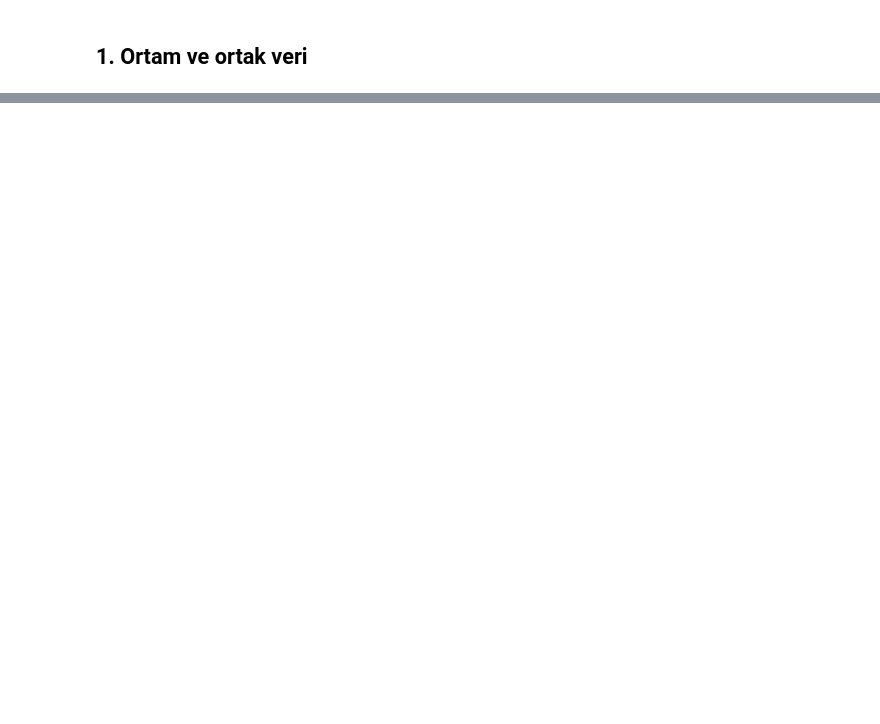
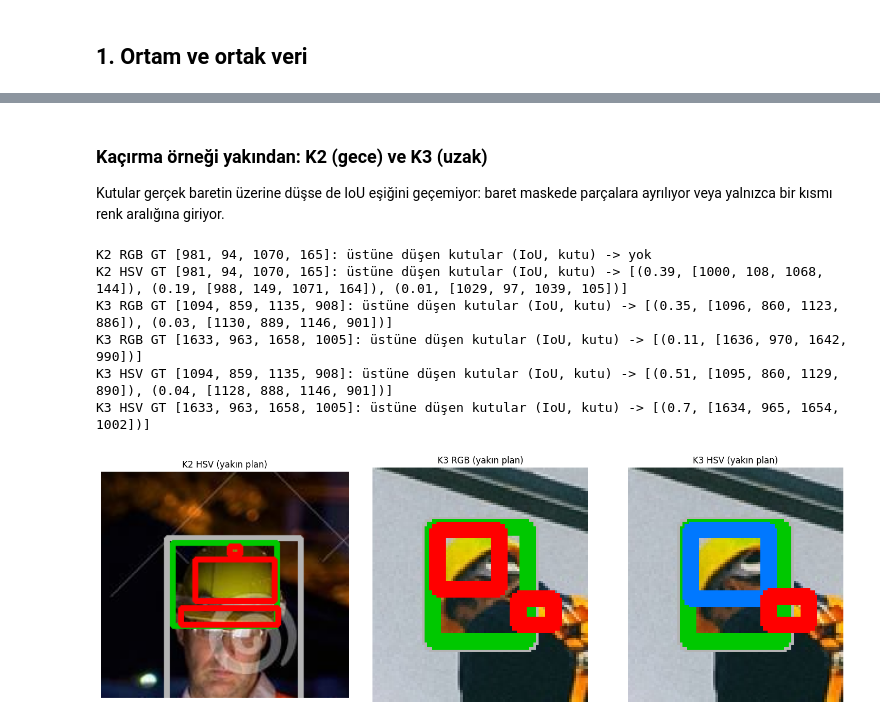
Before and after one commit to mderviskocar/barettespiti, a Jupyter notebook: notebooks/murathan_detection.ipynb, the cells around one changed output, grey strips where cells are left out. Drawn from its saved outputs; the diff is of its cells as text; code cells hidden in the pictures; blank space fills up the shorter version.

Commit message:
K1-K4 renk maskesi kutu değerlendirmesi: sonuç tablosu, görseller, çalıştırılmış notebook ve bireysel not

```diff
--- a/notebooks/murathan_detection.ipynb
+++ b/notebooks/murathan_detection.ipynb
@@ -31,0 +41,11 @@ print("Ayar durumu:", settings.get("status", "ortak proje ayarları"))
+# %%
+settings = load_config("detector_config.json")
+box_config = settings["mask_box"]
+color_configs = {"rgb": load_config("rgb_config.json"), "hsv": load_config("hsv_config.json")}
+IOU_THRESHOLD = settings["evaluation_iou_threshold"]
+
+print("Hazır dedektör:", settings["status"])
+print("Kutu kuralı   :", {k: box_config[k] for k in ("morph_kernel_size", "min_component_area_px", "frozen")})
+print("Değerlendirme : IoU >=", IOU_THRESHOLD, "(bire bir eşleştirme)")
+for name, cfg in color_configs.items():
+    print(f"{name.upper():4s} aralığı  : {cfg['lower']} - {cfg['upper']}  (frozen={cfg['frozen']})")
@@ -51,0 +111,3 @@ Yanlış alarm/kaçırma, olası neden ve sonraki kontrolü yazın. individual_n
+# %%
+control_table, control_store = evaluate("control")
+control_table
@@ -51,0 +146,11 @@ Yanlış alarm/kaçırma, olası neden ve sonraki kontrolü yazın. individual_n
+# %%
+fig, axes = plt.subplots(4, 2, figsize=(14, 20))
+for row_axes, image_id in zip(axes, ["K1", "K2", "K3", "K4"]):
+    for ax, method in zip(row_axes, ["rgb", "hsv"]):
+        image, comps, rec, ev = control_store[(image_id, method)]
+        canvas = draw_boxes(image, comps, rec["helmet_boxes"], ev, rec.get("head_roi"))
+        ax.imshow(cv2.cvtColor(canvas, cv2.COLOR_BGR2RGB))
+        ax.set_title(f"{image_id} {method.upper()}  TP={ev['tp']} FP={ev['fp']} FN={ev['fn']}")
+        ax.axis("off")
+plt.tight_layout()
+plt.show()
@@ -51,0 +159,32 @@ Yanlış alarm/kaçırma, olası neden ve sonraki kontrolü yazın. individual_n
+# %% [markdown]
+### Kaçırma örneği yakından: K2 (gece) ve K3 (uzak)
+
+Kutular gerçek baretin üzerine düşse de IoU eşiğini geçemiyor: baret maskede parçalara ayrılıyor veya yalnızca bir kısmı renk aralığına giriyor.
+# %%
+for image_id in ("K2", "K3"):
+    for method in ("rgb", "hsv"):
+        _, comps, rec, ev = control_store[(image_id, method)]
+        for gt in rec["helmet_boxes"]:
+            near = sorted(((round(iou(c["box"], gt), 2), c["box"]) for c in comps if iou(c["box"], gt) > 0), reverse=True)
+            print(f"{image_id} {method.upper()} GT {gt}: üstüne düşen kutular (IoU, kutu) -> {near or 'yok'}")
+
+fig, axes = plt.subplots(1, 3, figsize=(15, 5))
+crops = [("K2", "hsv", 0, 60), ("K3", "rgb", 0, 25), ("K3", "hsv", 0, 25)]
+for ax, (image_id, method, gt_index, pad) in zip(axes, crops):
+    image, comps, rec, ev = control_store[(image_id, method)]
+    canvas = draw_boxes(image, comps, rec["helmet_boxes"], ev, rec.get("head_roi"))
+    x1, y1, x2, y2 = rec["helmet_boxes"][gt_index]
+    crop = canvas[max(0, y1 - pad):y2 + pad, max(0, x1 - pad):x2 + pad]
+    ax.imshow(cv2.cvtColor(crop, cv2.COLOR_BGR2RGB))
+    ax.set_title(f"{image_id} {method.upper()} (yakın plan)")
+    ax.axis("off")
+plt.tight_layout()
+plt.show()
+# %% [output]
+K2 RGB GT [981, 94, 1070, 165]: üstüne düşen kutular (IoU, kutu) -> yok
+K2 HSV GT [981, 94, 1070, 165]: üstüne düşen kutular (IoU, kutu) -> [(0.39, [1000, 108, 1068, 144]), (0.19, [988, 149, 1071, 164]), (0.01, [1029, 97, 1039, 105])]
+K3 RGB GT [1094, 859, 1135, 908]: üstüne düşen kutular (IoU, kutu) -> [(0.35, [1096, 860, 1123, 886]), (0.03, [1130, 889, 1146, 901])]
+K3 RGB GT [1633, 963, 1658, 1005]: üstüne düşen kutular (IoU, kutu) -> [(0.11, [1636, 970, 1642, 990])]
+K3 HSV GT [1094, 859, 1135, 908]: üstüne düşen kutular (IoU, kutu) -> [(0.51, [1095, 860, 1129, 890]), (0.04, [1128, 888, 1146, 901])]
+K3 HSV GT [1633, 963, 1658, 1005]: üstüne düşen kutular (IoU, kutu) -> [(0.7, [1634, 965, 1654, 1002])]
+[figure, added]
```
Also changed, not shown: parts of 22 cells of this notebook, 11 other files.
